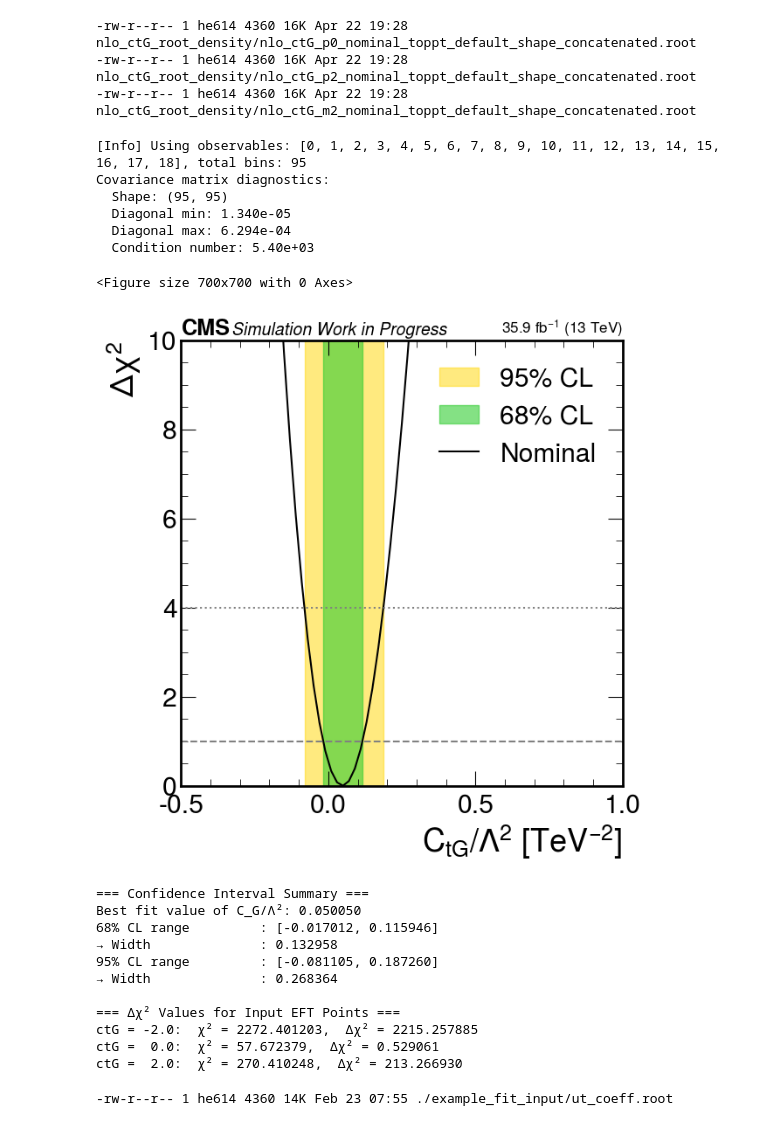
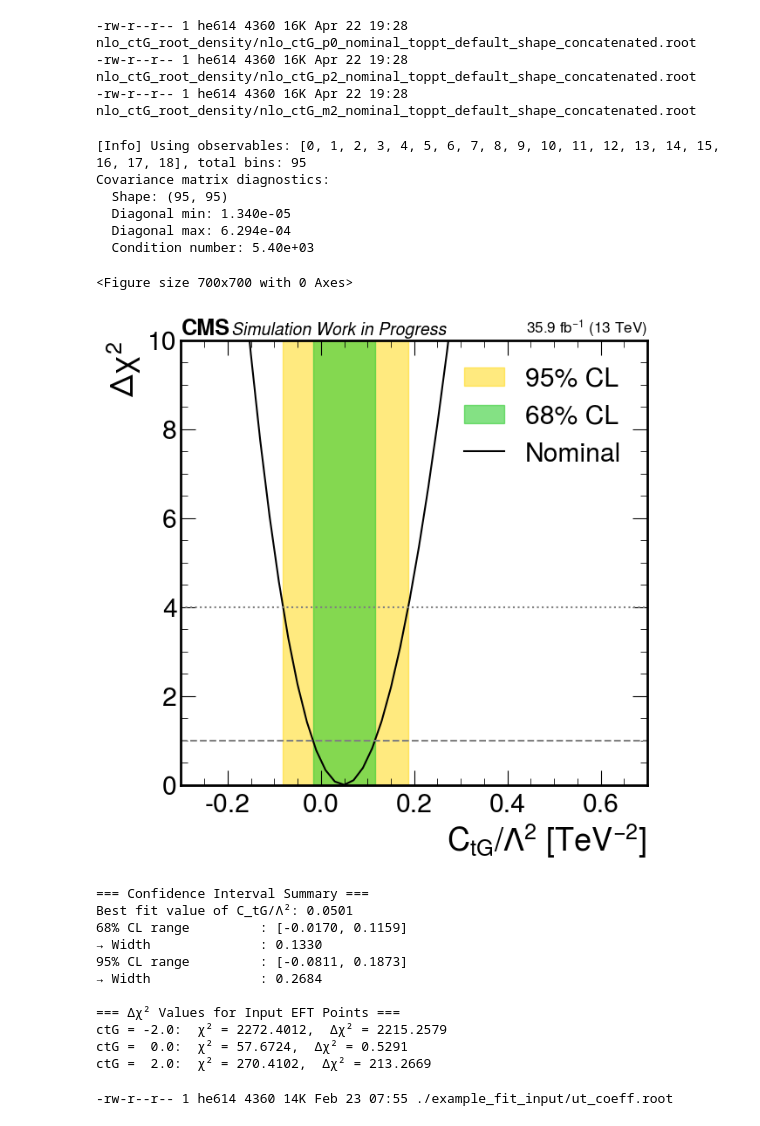
Before and after one commit to holytpk/EFTFitter, a Jupyter notebook: exec/convert_csv_root.ipynb, the cells around one changed output. Saved outputs shown, nothing was run; the diff lists cells and outputs as text; code cells hidden in the pictures.

```diff
--- a/exec/convert_csv_root.ipynb
+++ b/exec/convert_csv_root.ipynb
@@ -740,52 +737,52 @@ ax.plot(wc_grid, dchi2_vals, color='black', label='Nominal')
 ax.axhline(1.0, color='gray', linestyle='--')
 ax.axhline(4.0, color='gray', linestyle=':')
 
 ax.set_xlabel(r'$C_{tG} / \Lambda^2$ [TeV$^{-2}$]')
 ax.set_ylabel(r'$\Delta \chi^2$')
 ax.set_ylim(0, 10)
-ax.set_xlim(-0.5, 1)
+ax.set_xlim(-0.3, 0.7)
 ax.legend(loc='upper right')
 
 hep.cms.text("Simulation Work in Progress", loc=0, ax=ax, fontsize=14)
 hep.cms.lumitext("35.9 fb$^{-1}$ (13 TeV)", ax=ax, fontsize=13)
 
 fig.tight_layout()
 # fig.savefig("ctG_dChi2_preUL.png")
 plt.show()
 
 # --- Summary ---
 print("\n=== Confidence Interval Summary ===")
-print(f"Best fit value of C_G/Λ²: {wc_best:.6f}")
-print(f"68% CL range         : [{min(w1_lo, w1_hi):.6f}, {max(w1_lo, w1_hi):.6f}]")
-print(f"→ Width              : {abs(w1_hi - w1_lo):.6f}")
-print(f"95% CL range         : [{min(w2_lo, w2_hi):.6f}, {max(w2_lo, w2_hi):.6f}]")
-print(f"→ Width              : {abs(w2_hi - w2_lo):.6f}")
+print(f"Best fit value of C_tG/Λ²: {wc_best:.4f}")
+print(f"68% CL range         : [{min(w1_lo, w1_hi):.4f}, {max(w1_lo, w1_hi):.4f}]")
+print(f"→ Width              : {abs(w1_hi - w1_lo):.4f}")
+print(f"95% CL range         : [{min(w2_lo, w2_hi):.4f}, {max(w2_lo, w2_hi):.4f}]")
+print(f"→ Width              : {abs(w2_hi - w2_lo):.4f}")
 
 print("\n=== Δχ² Values for Input EFT Points ===")
 for label, wc_val in op_numeric.items():
     chi2_val = chi2(wc_val)
     delta_chi2 = chi2_val - chi2_min
-    print(f"ctG = {wc_val:>4}:  χ² = {chi2_val:.6f},  Δχ² = {delta_chi2:.6f}")
+    print(f"ctG = {wc_val:>4}:  χ² = {chi2_val:.4f},  Δχ² = {delta_chi2:.4f}")
 # %% [output]
 [Info] Using observables: [0, 1, 2, 3, 4, 5, 6, 7, 8, 9, 10, 11, 12, 13, 14, 15, 16, 17, 18], total bins: 95
 Covariance matrix diagnostics:
   Shape: (95, 95)
   Diagonal min: 1.340e-05
   Diagonal max: 6.294e-04
   Condition number: 5.40e+03
 <Figure size 700x700 with 0 Axes>
-[figure, old version]
+[figure, new version]
 === Confidence Interval Summary ===
-Best fit value of C_G/Λ²: 0.050050
-68% CL range         : [-0.017012, 0.115946]
-→ Width              : 0.132958
-95% CL range         : [-0.081105, 0.187260]
-→ Width              : 0.268364
+Best fit value of C_tG/Λ²: 0.0501
+68% CL range         : [-0.0170, 0.1159]
+→ Width              : 0.1330
+95% CL range         : [-0.0811, 0.1873]
+→ Width              : 0.2684
 
 === Δχ² Values for Input EFT Points ===
-ctG = -2.0:  χ² = 2272.401203,  Δχ² = 2215.257885
-ctG =  0.0:  χ² = 57.672379,  Δχ² = 0.529061
-ctG =  2.0:  χ² = 270.410248,  Δχ² = 213.266930
+ctG = -2.0:  χ² = 2272.4012,  Δχ² = 2215.2579
+ctG =  0.0:  χ² = 57.6724,  Δχ² = 0.5291
+ctG =  2.0:  χ² = 270.4102,  Δχ² = 213.2669
 # %%
 !ls ./example_fit_input/ut_coeff.root -ltrh
 # %% [output]
```
Also changed, not shown: parts of 4 cells of this notebook, 1 other file.
